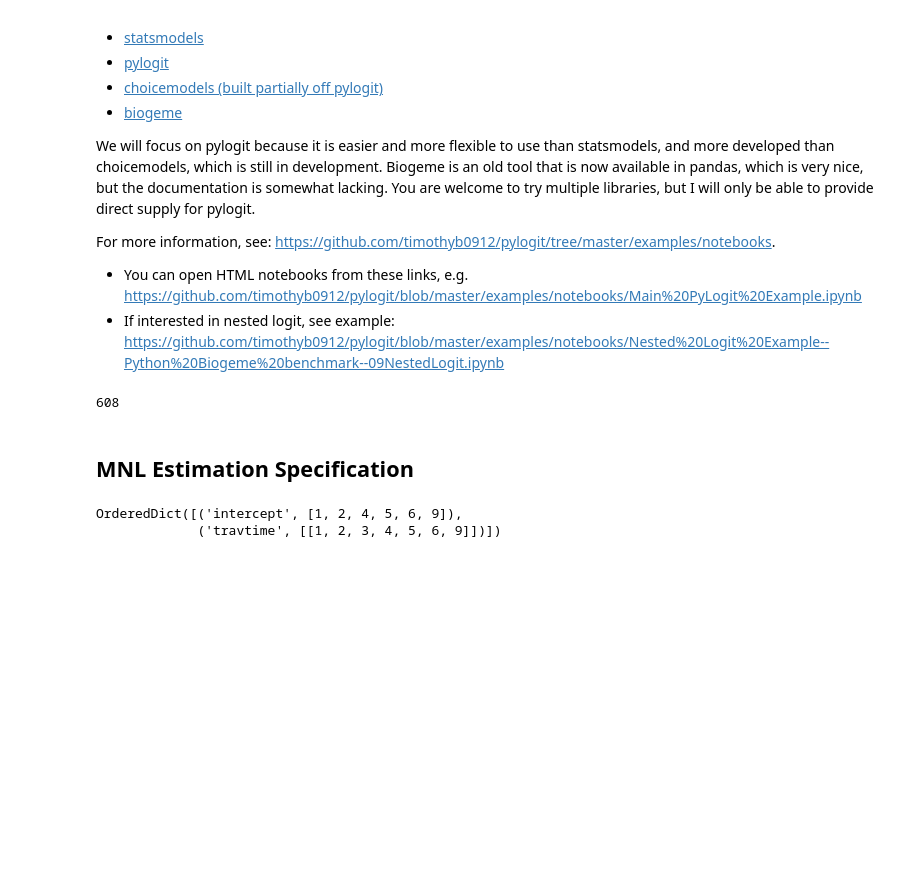
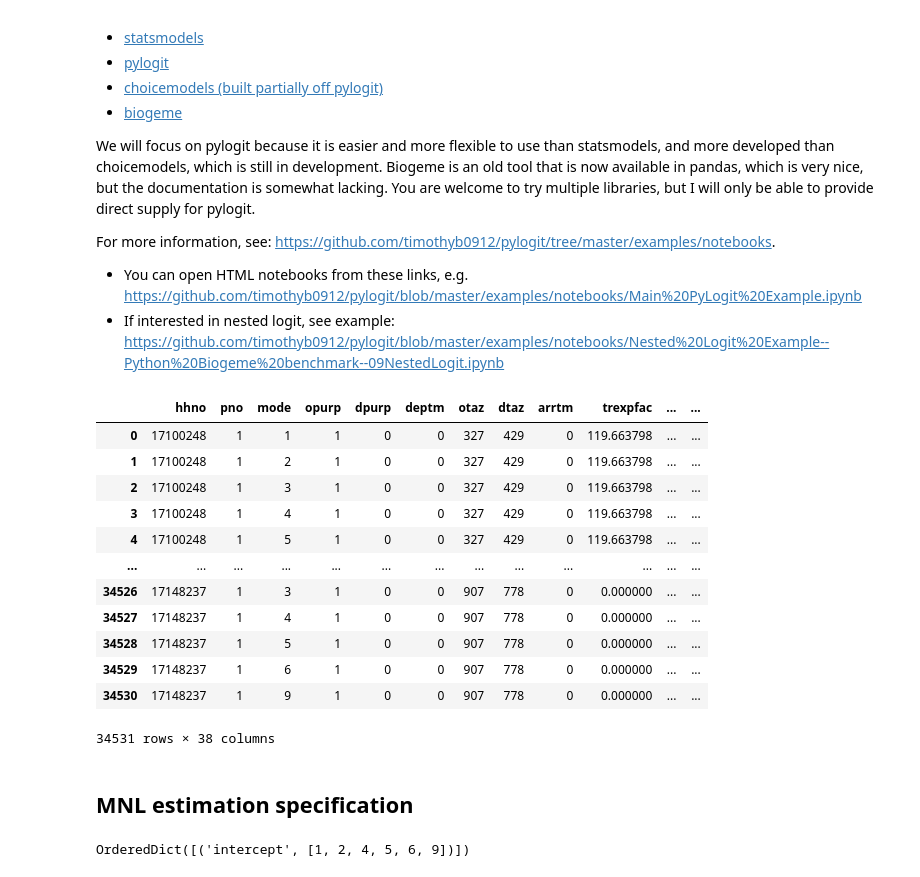
Before and after one commit to kaitlynng9/cet581-fall2023, a Jupyter notebook: Lab 4 In Class.ipynb, the cells around one changed output. Cells and saved outputs as stored; diff of their text form; code cells hidden in the pictures; blank space fills up the shorter version.

```diff
--- a/Lab 4 In Class.ipynb
+++ b/Lab 4 In Class.ipynb
@@ -54,8 +54,20 @@ from collections import OrderedDict    # a requirement for pylogit specification
 df_hbw = pd.read_csv(r'data/trip17_estimation_hbw.csv')
 # %%
 # what does the trips dataset look like now?
-df_hbw.hhid.nunique()
+df_hbw
 # %% [output]
+|  | hhno | pno | mode | opurp | dpurp | deptm | otaz | dtaz | arrtm | trexpfac | ... | ... |
+| 0 | 17100248 | 1 | 1 | 1 | 0 | 0 | 327 | 429 | 0 | 119.663798 | ... | ... |
+| 1 | 17100248 | 1 | 2 | 1 | 0 | 0 | 327 | 429 | 0 | 119.663798 | ... | ... |
+| 2 | 17100248 | 1 | 3 | 1 | 0 | 0 | 327 | 429 | 0 | 119.663798 | ... | ... |
+| 3 | 17100248 | 1 | 4 | 1 | 0 | 0 | 327 | 429 | 0 | 119.663798 | ... | ... |
+| 4 | 17100248 | 1 | 5 | 1 | 0 | 0 | 327 | 429 | 0 | 119.663798 | ... | ... |
+| ... | ... | ... | ... | ... | ... | ... | ... | ... | ... | ... | ... | ... |
+| 34526 | 17148237 | 1 | 3 | 1 | 0 | 0 | 907 | 778 | 0 | 0.000000 | ... | ... |
+| 34527 | 17148237 | 1 | 4 | 1 | 0 | 0 | 907 | 778 | 0 | 0.000000 | ... | ... |
+| 34528 | 17148237 | 1 | 5 | 1 | 0 | 0 | 907 | 778 | 0 | 0.000000 | ... | ... |
+| 34529 | 17148237 | 1 | 6 | 1 | 0 | 0 | 907 | 778 | 0 | 0.000000 | ... | ... |
+| 34530 | 17148237 | 1 | 9 | 1 | 0 | 0 | 907 | 778 | 0 | 0.000000 | ... | ... |
-608
+34531 rows × 38 columns
 # %% [markdown]
-## MNL Estimation Specification
+## MNL estimation specification
@@ -62,11 +81,4 @@ df_hbw.hhid.nunique()
 # %%
-# We are using what is called an Ordered Dictionary
-# Remember that a dictionary looks like this {'key': 'value'}
-# An ordered dictionary is a special version of this type that keeps the keys in order
-
-specification = OrderedDict()
-names = OrderedDict()
-
 # Define the alternative specific constants (ASCs), i.e., the intercepts
 # Remember that one choice is the baseline (ASC=0)
 # Leave the chosen baseline mode out of the list of intercept values below
@@ -74,27 +86,6 @@ names = OrderedDict()
 specification["intercept"] = [1, 2, 4, 5, 6, 9]    # these are the mode IDs, excluding 3 for SOV
 names['intercept'] = ['Walk ASC','Bike ASC', 'HOV2 ASC','HOV3+ ASC','Transit ASC', 'TNC']    # Provide labels
 
-# Create a coefficient for travel time
-# Note that we are using only a single travel time coefficient across all modes
-
-specification['travtime'] = [[1,2,3,4,5,6,9]]    # Note that this is a list inside a list [[]]
-names['travtime'] = ['time all']
-
-# Specify which columns are used in the estimation
-custom_alt_id = "mode_id"    # Mode columns, must be integer based
-obs_id_column = "custom_id"    # an ID that is unique to each choice (a set of chosen and unchosen alternatives have their own ID)
-choice_column = "choice"    # 0/1 column indicating if that row was the chosen or unchosen alternative
-
-# Call the module to create the choice model specification
-model_1 = pl.create_choice_model(data=df_hbw,    # Note that here's we are specifying the df_hbw dataset
-                                alt_id_col=custom_alt_id,
-                                obs_id_col=obs_id_column,
-                                choice_col=choice_column,
-                                specification=specification,    # using the basic_specification from above
-                                model_type="MNL",
-                                names=names)
+specification
+# %% [output]
+OrderedDict([('intercept', [1, 2, 4, 5, 6, 9])])
-# %%
-specification
-# %% [output]
-OrderedDict([('intercept', [1, 2, 4, 5, 6, 9]),
-             ('travtime', [[1, 2, 3, 4, 5, 6, 9]])])
```
Also changed, not shown: parts of 17 cells of this notebook, 1 other file.
